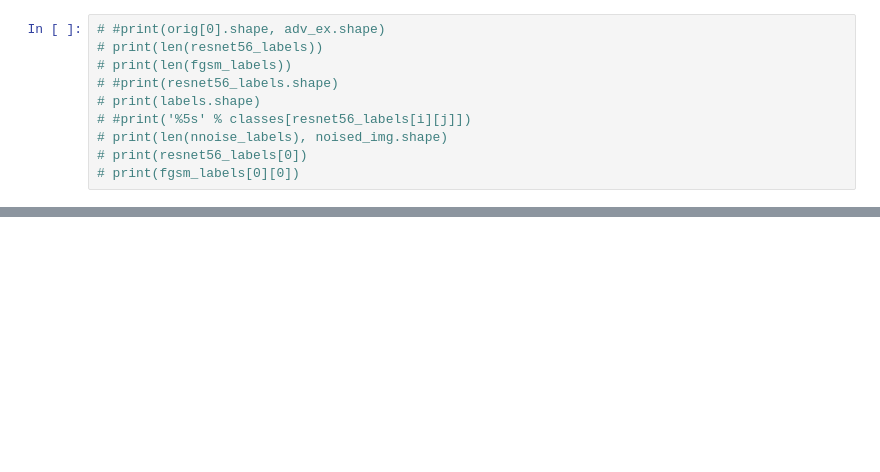
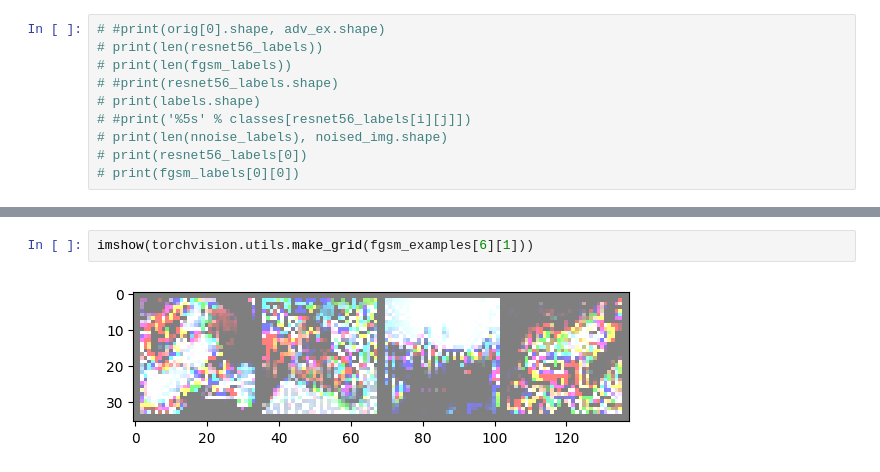
Before and after one commit to faiimea/PRP, a Jupyter notebook: pyt_adv/FGSM_demo.ipynb, the cells around one changed output, grey strips where cells are left out. Drawn from its saved outputs; the diff is of its cells as text; blank space fills up the shorter version.

```diff
--- a/pyt_adv/FGSM_demo.ipynb
+++ b/pyt_adv/FGSM_demo.ipynb
@@ -245,0 +251,4 @@ GroundTruth:    cat  ship  ship plane
+# %%
+imshow(torchvision.utils.make_grid(fgsm_examples[6][1]))
+# %% [output]
+[figure, added]
```
Also changed, not shown: parts of 14 cells of this notebook, 21 other files.
